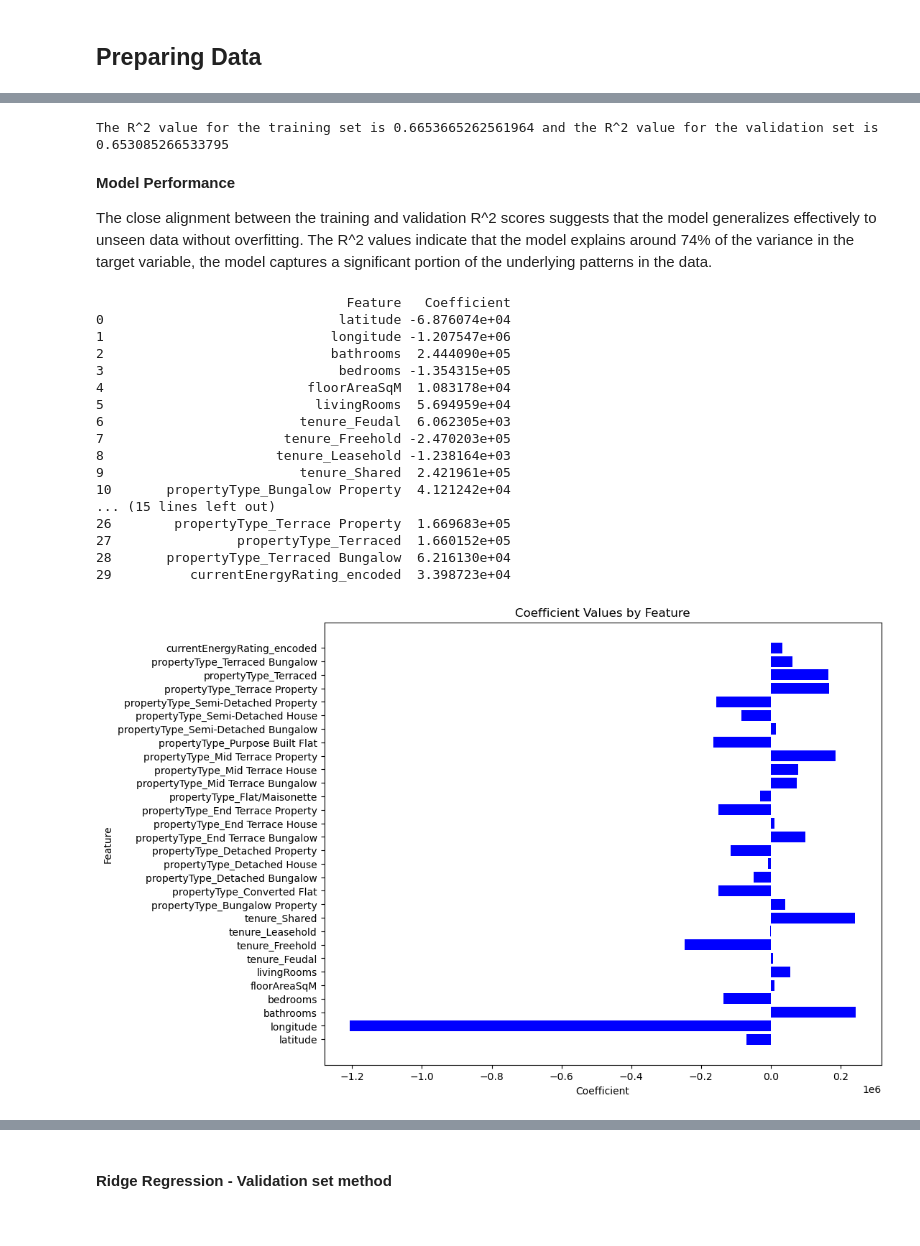
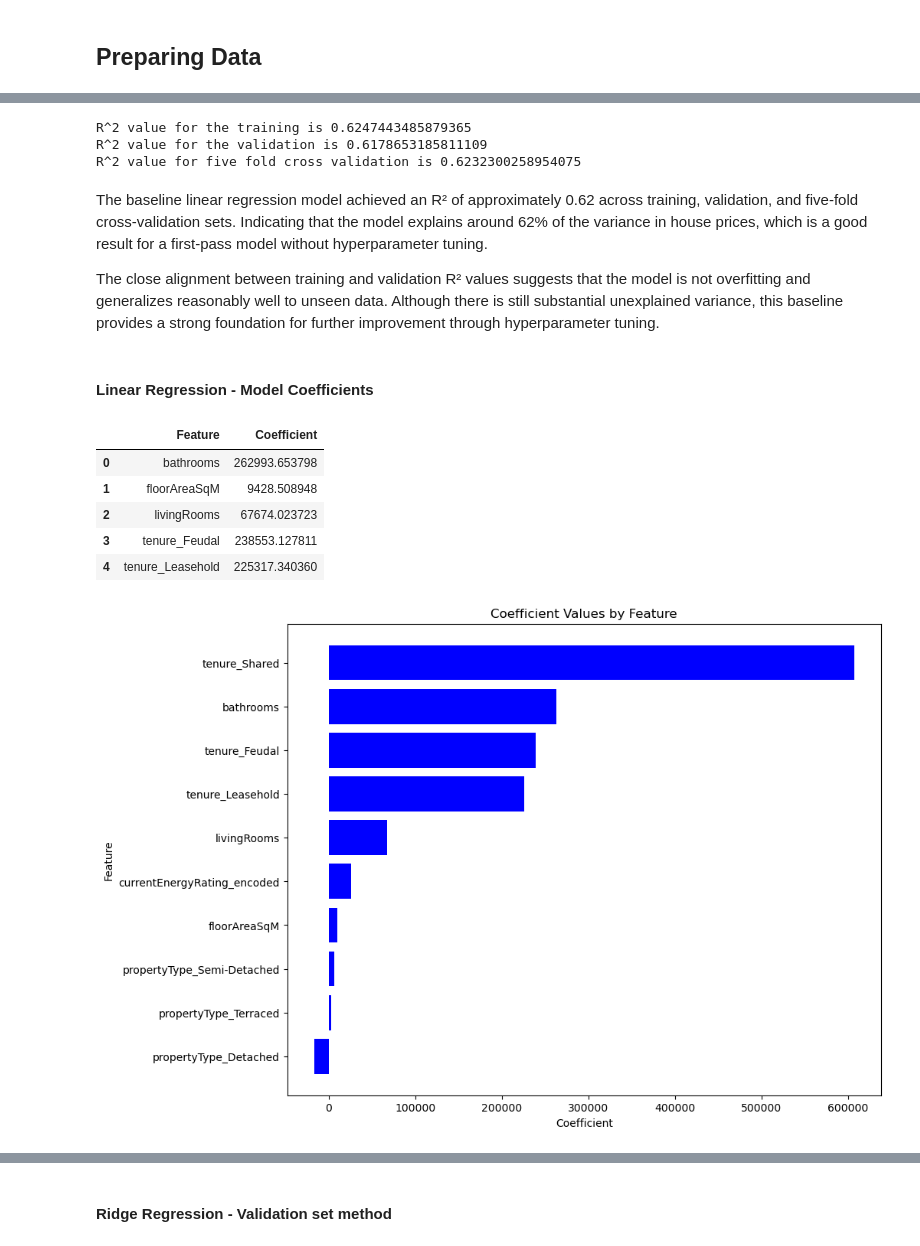
Before and after one commit to SanjayRaju2000/London-House-Price-Prediction, a Jupyter notebook: notebooks/04-linear-modelling.ipynb, the cells around one changed output, grey strips where cells are left out. Drawn from its saved outputs; the diff is of its cells as text; code cells hidden in the pictures.

Commit message:
Linear Modelling - Model Evaluations

```diff
--- a/notebooks/04-linear-modelling.ipynb
+++ b/notebooks/04-linear-modelling.ipynb
@@ -28,7 +64,7 @@ np.random.seed(random_seed_val)
 ## Data Loading & Understanding
 # %%
 # Creating DataFrame
-pp_house_df = pd.read_csv("london_house_price_data_pp.csv")
+pp_house_df = pd.read_csv(r'C:\Users\sanja\capstone-SanjayRaju2000\src\data\london_house_price_data_pp.csv')
 # Viewing DataFrame
 pp_house_df.head(5)
 # %% [output]
@@ -69,5 +107,5 @@ pp_house_df.shape
 ## Preparing Data
 # %%
 # Seperating features from target
-X = pp_house_df.drop('saleEstimate_currentPrice', axis=1)
+X = pp_house_df.drop(['latitude', 'longitude', 'saleEstimate_currentPrice'], axis=1)
 y = pp_house_df['saleEstimate_currentPrice']
@@ -107,20 +150,29 @@ train_score = lin_reg_model.score(X_train, y_train)
 # Scoring on validation
 valid_score = lin_reg_model.score(X_valid, y_valid)
 
+# Cross validation score
+cross_score = np.mean(cross_val_score(lin_reg_model, X_remainder, y_remainder, cv=5))
+
 # Print performance
-print(f"The R^2 value for the training set is {train_score} and the R^2 value for the validation set is {valid_score}")
+print(f"R^2 value for the training is {train_score}")
+print(f"R^2 value for the validation is {valid_score}")
+print(f"R^2 value for five fold cross validation is {cross_score}")
 # %% [output]
-The R^2 value for the training set is 0.6653665262561964 and the R^2 value for the validation set is 0.653085266533795
+R^2 value for the training is 0.6247443485879365
+R^2 value for the validation is 0.6178653185811109
+R^2 value for five fold cross validation is 0.6232300258954075
-# %% [markdown]
-**Model Performance**
-
-The close alignment between the training and validation R^2 scores suggests that the model generalizes effectively to unseen data without overfitting. The R^2 values indicate that the model explains around 74% of the variance in the target variable, the model captures a significant portion of the underlying patterns in the data.
+# %% [markdown]
+The baseline linear regression model achieved an R² of approximately 0.62 across training, validation, and five-fold cross-validation sets. Indicating that the model explains around 62% of the variance in house prices, which is a good result for a first-pass model without hyperparameter tuning.
+
+The close alignment between training and validation R² values suggests that the model is not overfitting and generalizes reasonably well to unseen data. Although there is still substantial unexplained variance, this baseline provides a strong foundation for further improvement through hyperparameter tuning.
+# %% [markdown]
+#### Linear Regression - Model Coefficients
 # %%
 # Coefficients
 lin_reg_model.coef_
 
 # Coefficient and Feature DataFrame
-coeff_df = pd.DataFrame(lin_reg_model.coef_, index=X_train.columns, columns = ["coeffeicent"] )
+coeff_df = pd.DataFrame(lin_reg_model.coef_, index=X_train.columns, columns = ["Coefficient"] )
 
 # Reset index to turn the index into a column
 coeff_df.reset_index(inplace=True)
@@ -129,32 +181,24 @@ coeff_df.reset_index(inplace=True)
 coeff_df.columns = ['Feature', 'Coefficient']
 
 # Display DataFrame
-print(coeff_df)
+coeff_df.head()
 # %% [output]
-                                Feature   Coefficient
-0                              latitude -6.876074e+04
-1                             longitude -1.207547e+06
-2                             bathrooms  2.444090e+05
-3                              bedrooms -1.354315e+05
-4                          floorAreaSqM  1.083178e+04
-5                           livingRooms  5.694959e+04
-6                         tenure_Feudal  6.062305e+03
-7                       tenure_Freehold -2.470203e+05
-8                      tenure_Leasehold -1.238164e+03
-9                         tenure_Shared  2.421961e+05
-10       propertyType_Bungalow Property  4.121242e+04
-... (15 lines left out)
-26        propertyType_Terrace Property  1.669683e+05
-27                propertyType_Terraced  1.660152e+05
-28       propertyType_Terraced Bungalow  6.216130e+04
-29          currentEnergyRating_encoded  3.398723e+04
+|  | Feature | Coefficient |
+| 0 | bathrooms | 262993.653798 |
+| 1 | floorAreaSqM | 9428.508948 |
+| 2 | livingRooms | 67674.023723 |
+| 3 | tenure_Feudal | 238553.127811 |
+| 4 | tenure_Leasehold | 225317.340360 |
 # %%
+# Sort Coefficients in ascending order
+coeff_df = coeff_df.sort_values(by='Coefficient')
+
 # Create a bar chart
 plt.figure(figsize=(10, 8))
 plt.barh(coeff_df['Feature'], coeff_df['Coefficient'], color='blue')
 plt.xlabel('Coefficient')
 plt.ylabel('Feature')
 plt.title('Coefficient Values by Feature')
 plt.show()
 # %% [output]
-[figure, old version]
+[figure, new version]
```
Also changed, not shown: parts of 53 cells of this notebook.
